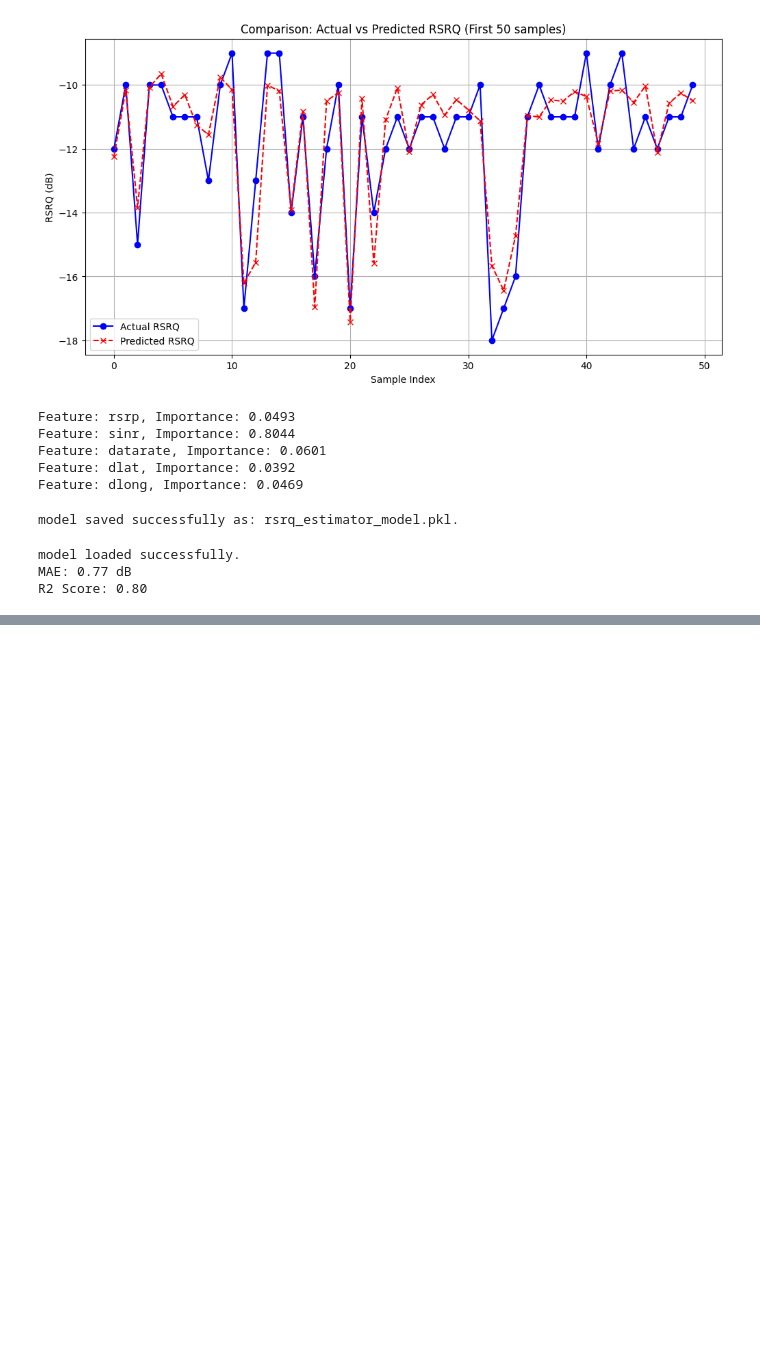
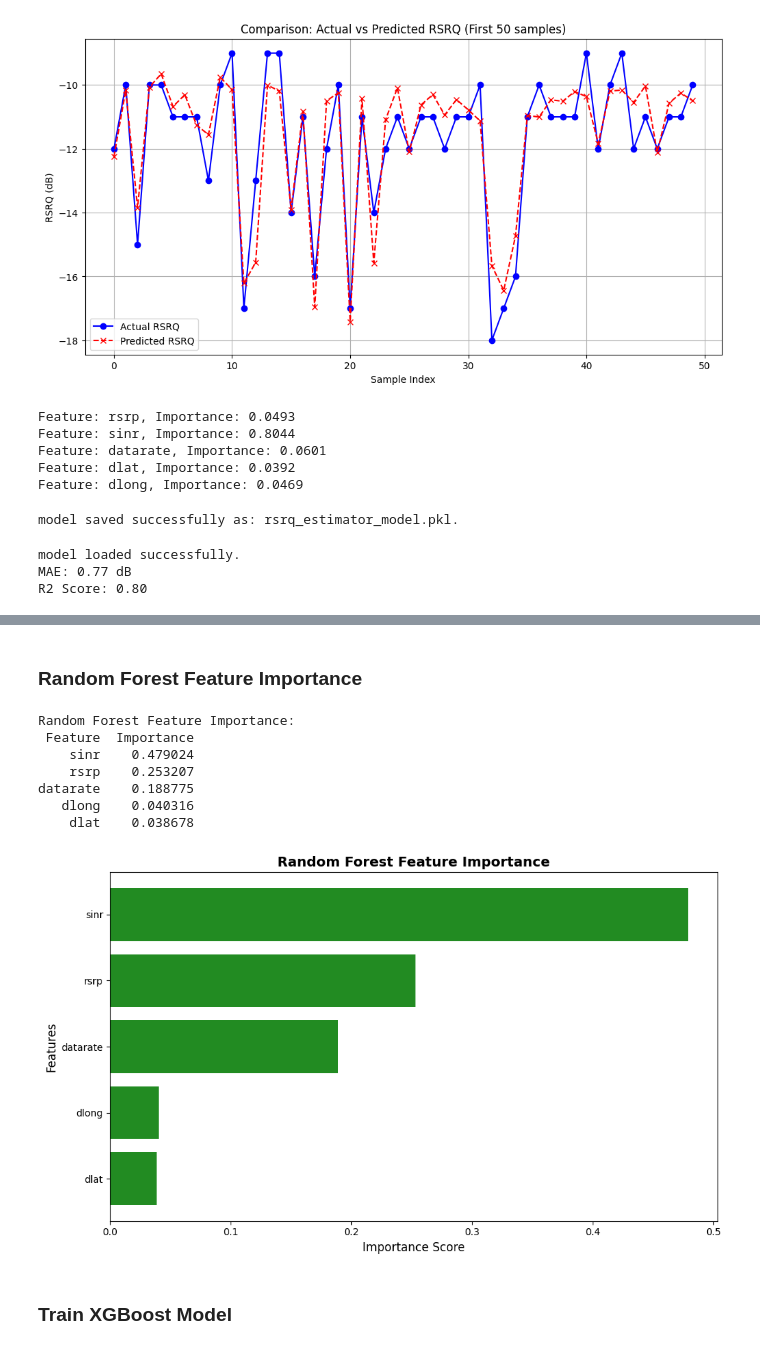
Before and after one commit to tahamusvi/LTE-RSRQ-Estimation-ML, a Jupyter notebook: Salzburg/test.ipynb, the cells around one changed output, grey strips where cells are left out. Saved outputs shown, nothing was run; the diff lists cells and outputs as text; code cells hidden in the pictures; blank space fills up the shorter version.

Commit message:
xgboost added

```diff
--- a/Salzburg/test.ipynb
+++ b/Salzburg/test.ipynb
@@ -118,0 +155,10 @@ R2 Score: 0.80
+# %%
+# Load dataset
+df = pd.read_csv('SRFG-v1.csv')
+
+print(f"Dataset Shape: {df.shape}")
+print(f"Total Records: {len(df):,}")
+print("\nFirst 5 rows:")
+print(df.head())
+print("\nDataset Info:")
+df.info()
@@ -118,0 +309,32 @@ R2 Score: 0.80
+# %% [markdown]
+### Random Forest Feature Importance
+# %%
+# Feature importance
+rf_importance = pd.DataFrame({
+    'Feature': features,
+    'Importance': rf_model.feature_importances_
+}).sort_values('Importance', ascending=False)
+
+print("Random Forest Feature Importance:")
+print(rf_importance.to_string(index=False))
+
+# Visualize
+plt.figure(figsize=(10, 6))
+plt.barh(rf_importance['Feature'], rf_importance['Importance'], color='forestgreen')
+plt.xlabel('Importance Score', fontsize=12)
+plt.ylabel('Features', fontsize=12)
+plt.title('Random Forest Feature Importance', fontsize=14, fontweight='bold')
+plt.gca().invert_yaxis()
+plt.tight_layout()
+plt.show()
+# %% [output]
+Random Forest Feature Importance:
+ Feature  Importance
+    sinr    0.479024
+    rsrp    0.253207
+datarate    0.188775
+   dlong    0.040316
+    dlat    0.038678
+[figure, added]
+# %% [markdown]
+### Train XGBoost Model
```
Also changed, not shown: parts of 28 cells of this notebook, 2 other files.
